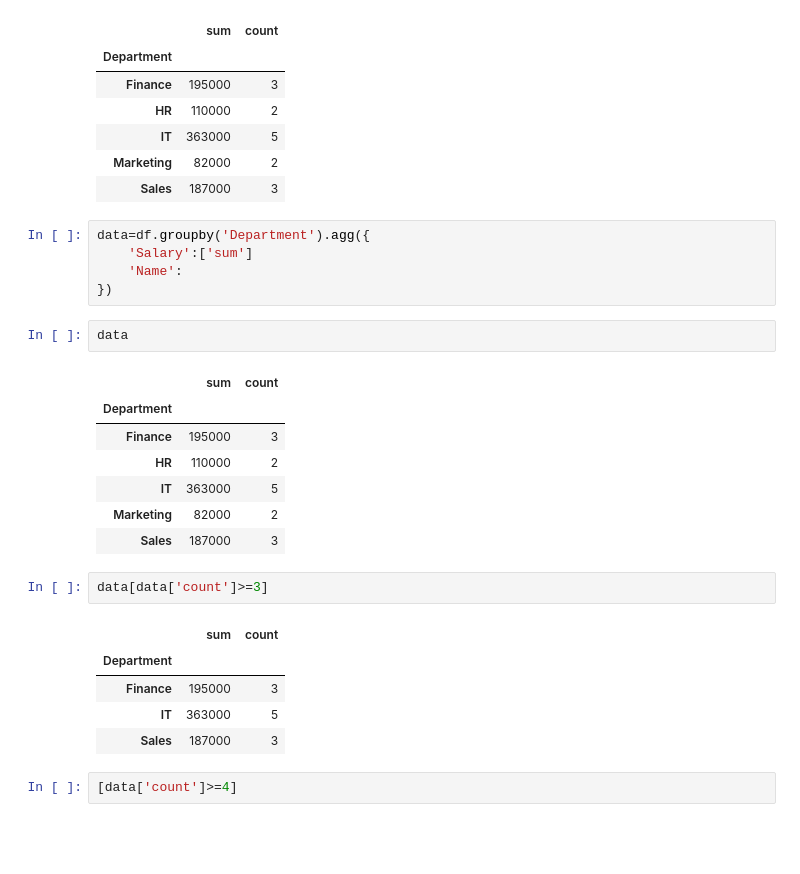
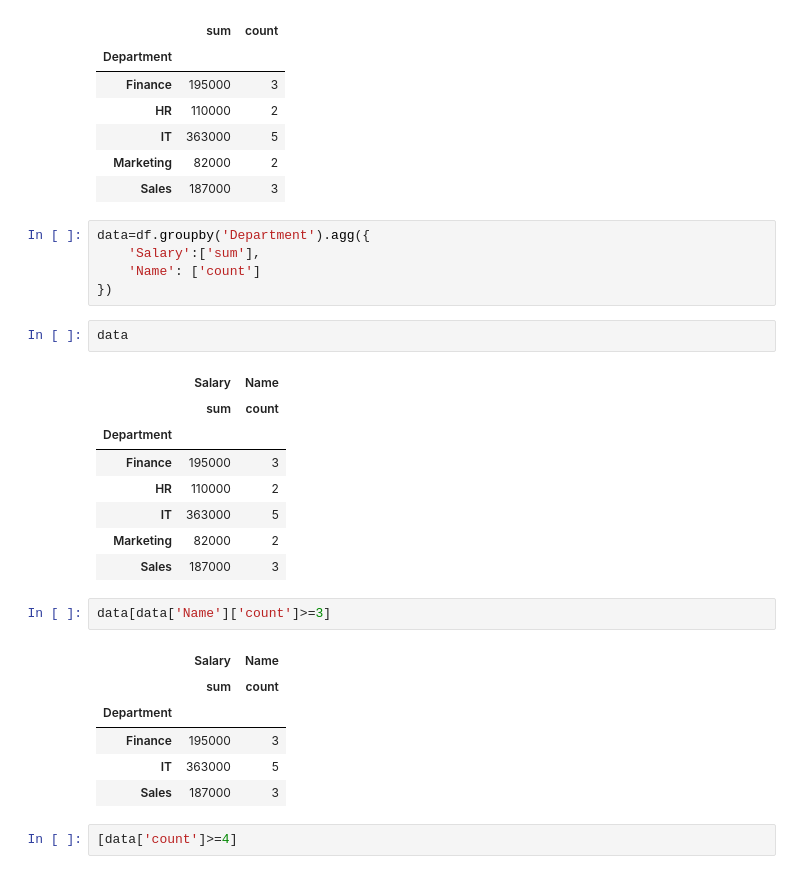
Before and after one commit to Mee-SUJAL/Employee-data-analysis, a Jupyter notebook: Employee_insights_citywise.ipynb, the cells around one changed output. Cells and saved outputs as stored; diff of their text form; blank space fills up the shorter version.

```diff
--- a/Employee_insights_citywise.ipynb
+++ b/Employee_insights_citywise.ipynb
@@ -328,12 +328,13 @@ df.groupby('Department')['Salary'].agg(['sum','count'])
 | Sales | 187000 | 3 |
 # %%
 data=df.groupby('Department').agg({
-    'Salary':['sum']
-    'Name':
+    'Salary':['sum'],
+    'Name': ['count']
 })
 # %%
 data
 # %% [output]
+|  | Salary | Name |
 |  | sum | count |
 | Department |  |  |
 | Finance | 195000 | 3 |
@@ -342,8 +343,9 @@ data
 | Marketing | 82000 | 2 |
 | Sales | 187000 | 3 |
 # %%
-data[data['count']>=3]
+data[data['Name']['count']>=3]
 # %% [output]
+|  | Salary | Name |
 |  | sum | count |
 | Department |  |  |
 | Finance | 195000 | 3 |
```
